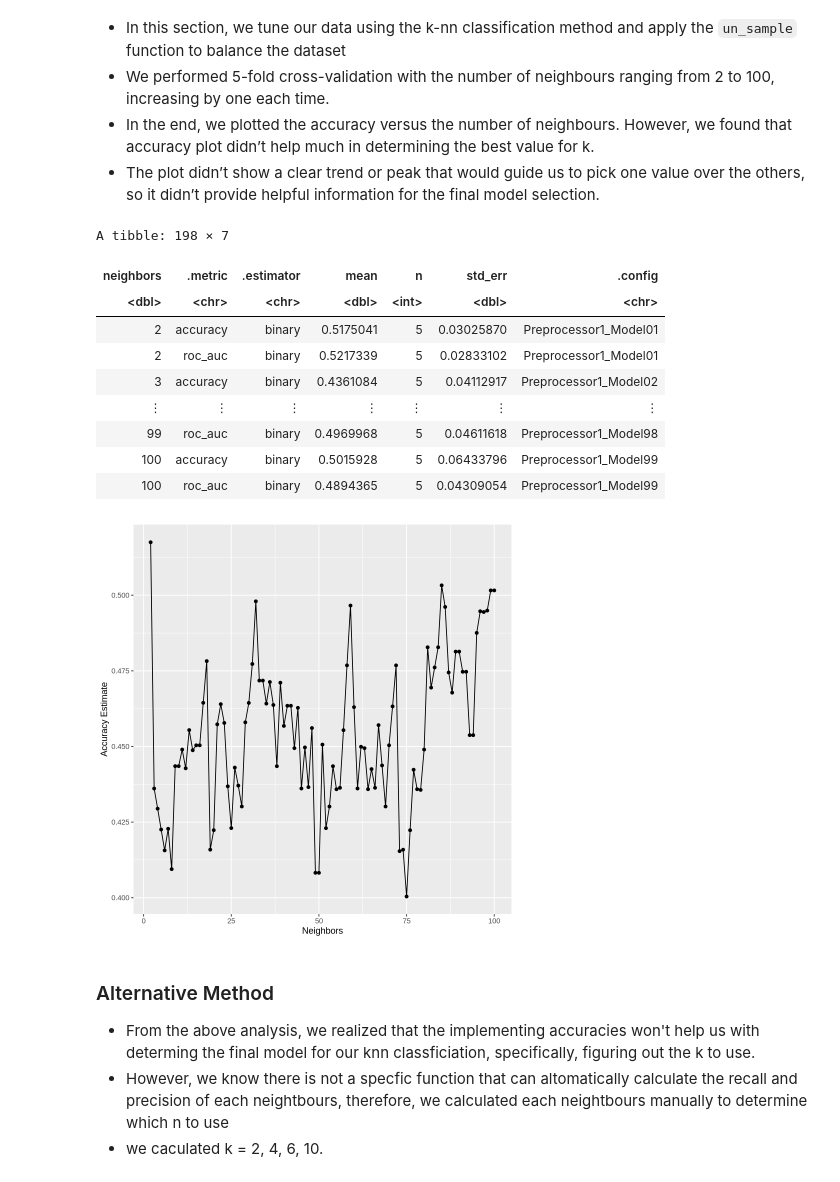
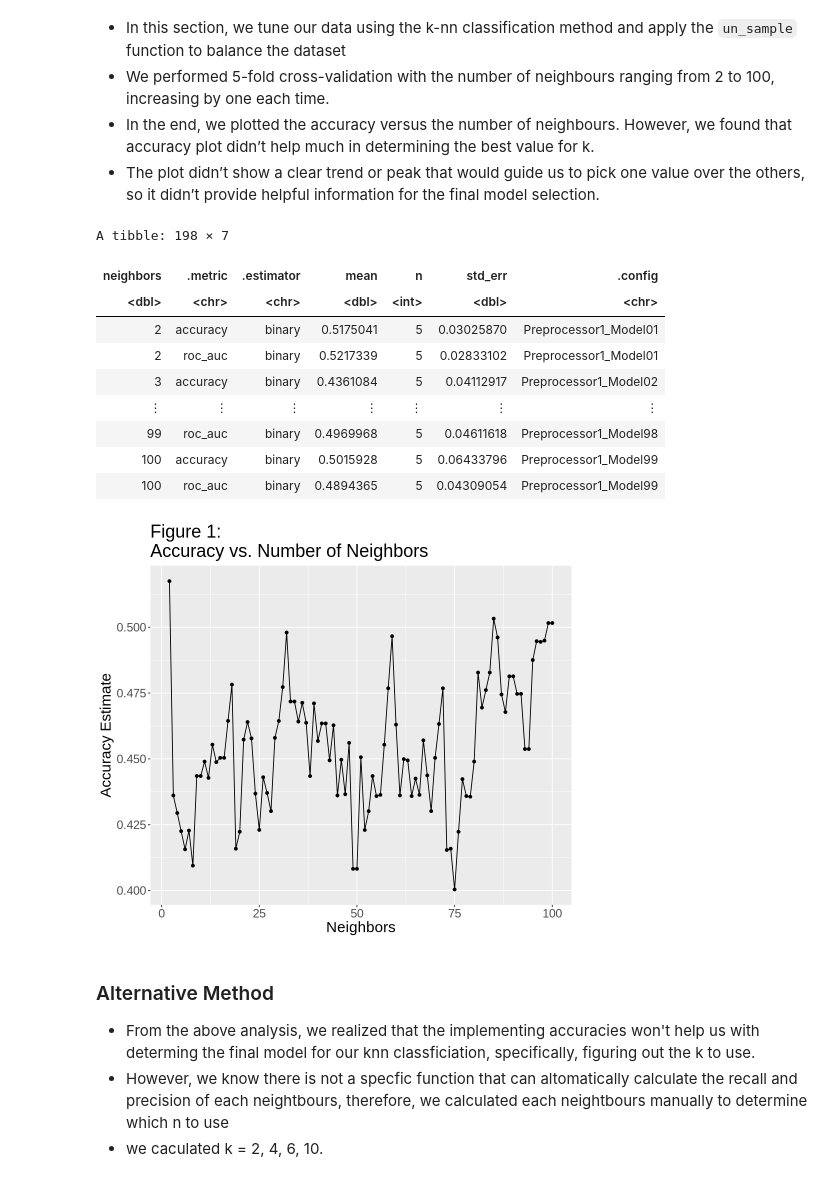
Before and after one commit to CharlieGatley67/group_project, a Jupyter notebook: group_project_2.0.ipynb, the cells around one changed output. Drawn from its saved outputs; the diff is of its cells as text; code cells hidden in the pictures.

```diff
--- a/group_project_2.0.ipynb
+++ b/group_project_2.0.ipynb
@@ -147,35 +172,38 @@ knn_results <- workflow() |>
                   add_recipe(recipe_with_step) |>
                   add_model(knn_spec_tune) |>
                   tune_grid(resamples = vfold, grid = knn_grid)|>
                   collect_metrics()
 
 knn_results
 # Fix issue with extracting neighbors and mean accuracy
 accuracies <- knn_results |>
                   filter(.metric == "accuracy") |>
                   select(neighbors, mean = mean) |>  # Ensure correct column selection
                   mutate(neighbors = as.numeric(neighbors), mean = as.numeric(mean))
 
 # Plot accuracy vs. number of neighbors
+options(repr.plot.height = 7, repr.plot.width = 8)
 cross_val_plot <- ggplot(accuracies, aes(x = neighbors, y = mean)) +
                   geom_point() +
                   geom_line() +
                   labs(x = "Neighbors",
-                       y = "Accuracy Estimate")
+                       y = "Accuracy Estimate",
+                       title = "Figure 1:\nAccuracy vs. Number of Neighbors") +
+                  theme(text = element_text(size = 18))
 
 cross_val_plot
 # %% [output]
 A tibble: 198 × 7
 | neighbors | .metric | .estimator | mean | n | std_err | .config |
 | <dbl> | <chr> | <chr> | <dbl> | <int> | <dbl> | <chr> |
 | 2 | accuracy | binary | 0.5175041 | 5 | 0.03025870 | Preprocessor1_Model01 |
 | 2 | roc_auc | binary | 0.5217339 | 5 | 0.02833102 | Preprocessor1_Model01 |
 | 3 | accuracy | binary | 0.4361084 | 5 | 0.04112917 | Preprocessor1_Model02 |
 | ⋮ | ⋮ | ⋮ | ⋮ | ⋮ | ⋮ | ⋮ |
 | 99 | roc_auc | binary | 0.4969968 | 5 | 0.04611618 | Preprocessor1_Model98 |
 | 100 | accuracy | binary | 0.5015928 | 5 | 0.06433796 | Preprocessor1_Model99 |
 | 100 | roc_auc | binary | 0.4894365 | 5 | 0.04309054 | Preprocessor1_Model99 |
-[figure, old version]
+[figure, new version]
 # %% [markdown]
 ### Alternative Method
 - From the above analysis, we realized that the implementing accuracies won't help us with determing the final model for our knn classficiation, specifically, figuring out the k to use.
```
Also changed, not shown: parts of 6 cells of this notebook.
